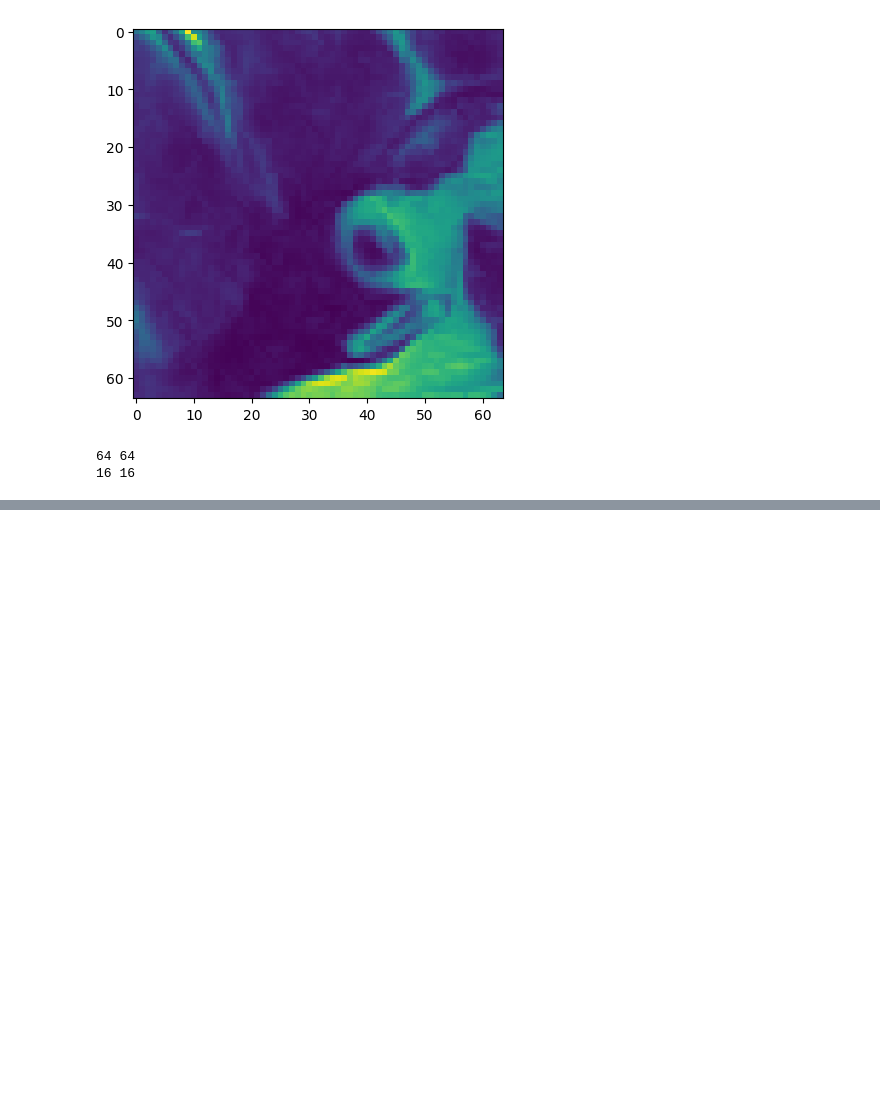
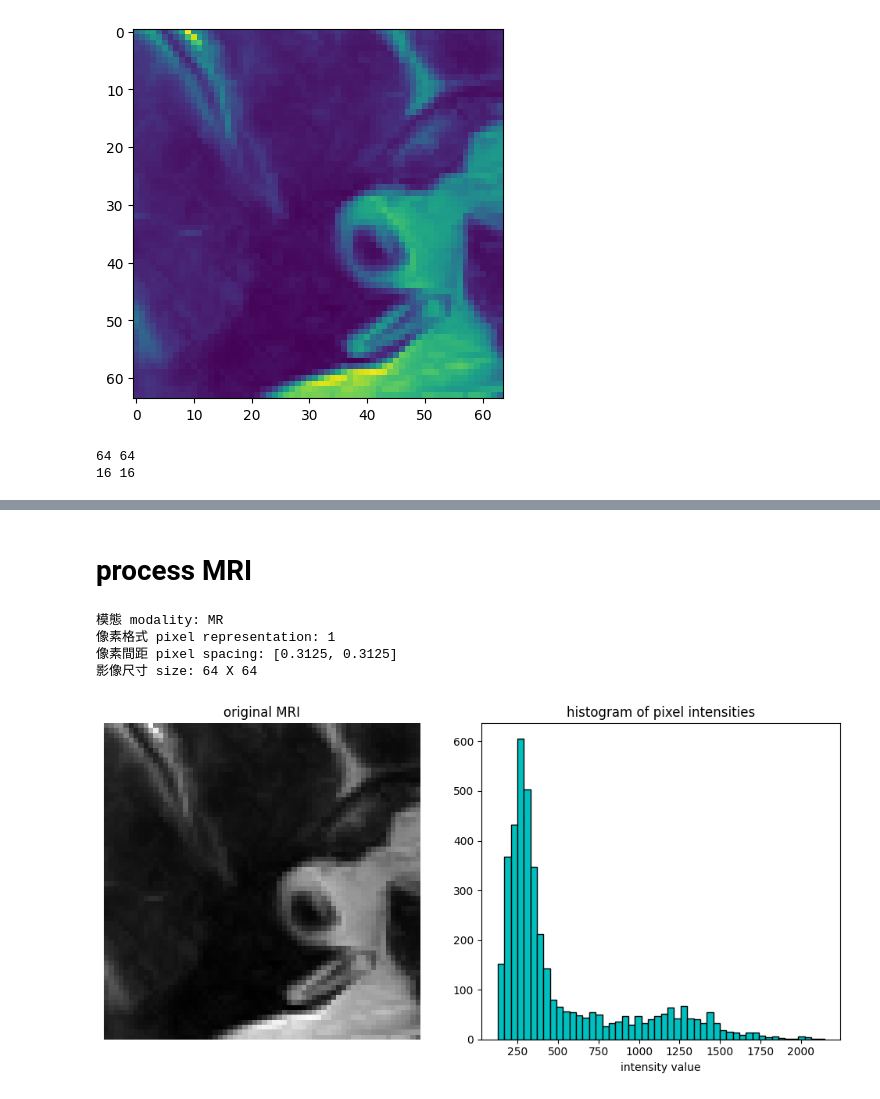
Before and after one commit to John001225/pydicom_practice, a Jupyter notebook: dicom_practice.ipynb, the cells around one changed output, grey strips where cells are left out. Cells and saved outputs as stored; diff of their text form; code cells hidden in the pictures; blank space fills up the shorter version.

```diff
--- a/dicom_practice.ipynb
+++ b/dicom_practice.ipynb
@@ -63,0 +115,45 @@ print(ds.Rows, ds.Columns)
+# %% [markdown]
+# process MRI
+# %%
+import pydicom
+from pydicom.data import get_testdata_files
+import matplotlib.pyplot as plt
+import numpy as np
+
+filename = get_testdata_files('MR_small.dcm')[0]
+ds = pydicom.dcmread(filename)
+
+print(f'模態 modality: {ds.Modality}')
+print(f'像素格式 pixel representation: {ds.PixelRepresentation}')
+print(f'像素間距 pixel spacing: {ds.PixelSpacing}')
+print(f'影像尺寸 size: {ds.Rows} X {ds.Columns}')
+
+# get the pixel value of the iamge
+image = ds.pixel_array.astype(np.float32)
+
+# normalize
+img_min = np.min(image)
+img_max = np.max(image)
+norm_image = (image - img_min) / (img_max - img_min)
+
+# visualization
+plt.figure(figsize=(10, 5))
+
+plt.subplot(1, 2, 1)
+plt.title('original MRI')
+plt.imshow(image, cmap='gray')
+plt.axis('off')
+
+plt.subplot(1, 2, 2)
+plt.title('histogram of pixel intensities')
+plt.hist(image.flatten(), bins=50, color='c', edgecolor='black')
+plt.xlabel('intensity value')
+
+plt.tight_layout()
+plt.show()
+# %% [output]
+模態 modality: MR
+像素格式 pixel representation: 1
+像素間距 pixel spacing: [0.3125, 0.3125]
+影像尺寸 size: 64 X 64
+[figure, added]
```
Also changed, not shown: parts of 2 cells of this notebook.
